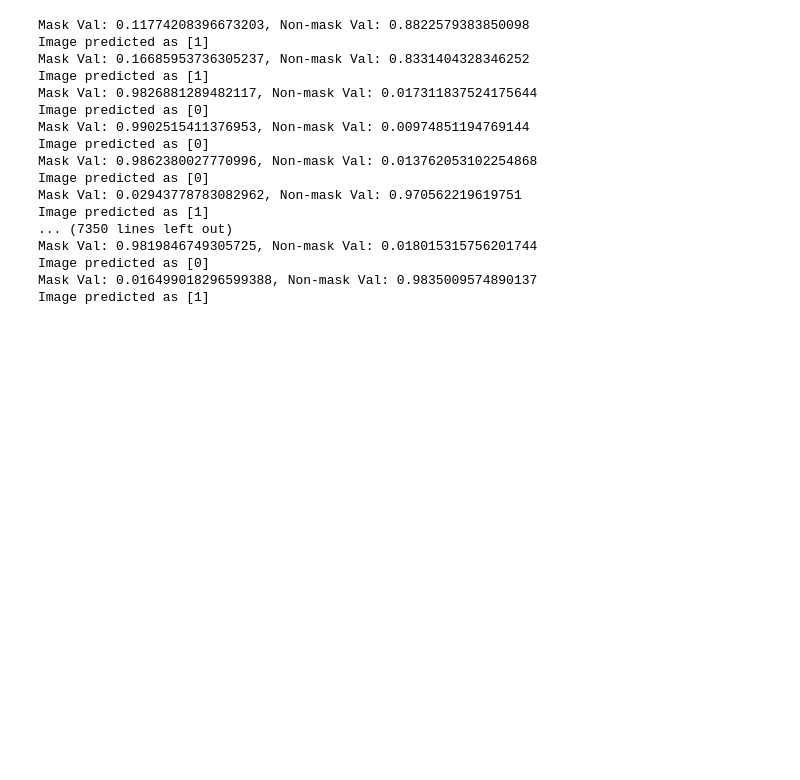
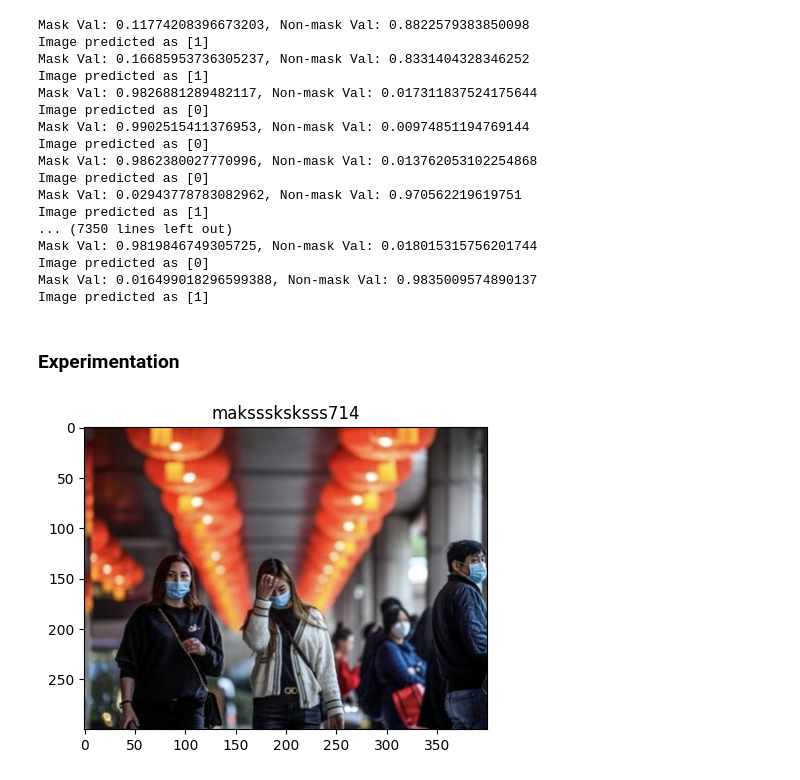
Before and after one commit to cSchubes/371q_mask_detection, a Jupyter notebook: Face and Mask Integration.ipynb, the cells around one changed output. Saved outputs shown, nothing was run; the diff lists cells and outputs as text; code cells hidden in the pictures; blank space fills up the shorter version.

Commit message:
Did some experimentation at bottom of code

```diff
--- a/Face and Mask Integration.ipynb
+++ b/Face and Mask Integration.ipynb
@@ -173,3 +193,15 @@ Mask Val: 0.9819846749305725, Non-mask Val: 0.018015315756201744
 Image predicted as [0]
 Mask Val: 0.016499018296599388, Non-mask Val: 0.9835009574890137
 Image predicted as [1]
+# %% [markdown]
+### Experimentation
+# %%
+img_name, img_data = list(imgs_with_labels['raw_data'].items())[27]
+img = np.copy(img_data['img'])
+img = helpers.to_rgb(img)
+plt.imshow(img)
+plt.gcf().set_dpi(100)
+plt.title(img_name)
+plt.show()
+# %% [output]
+[figure, added]
```
Also changed, not shown: parts of 4 cells of this notebook.
